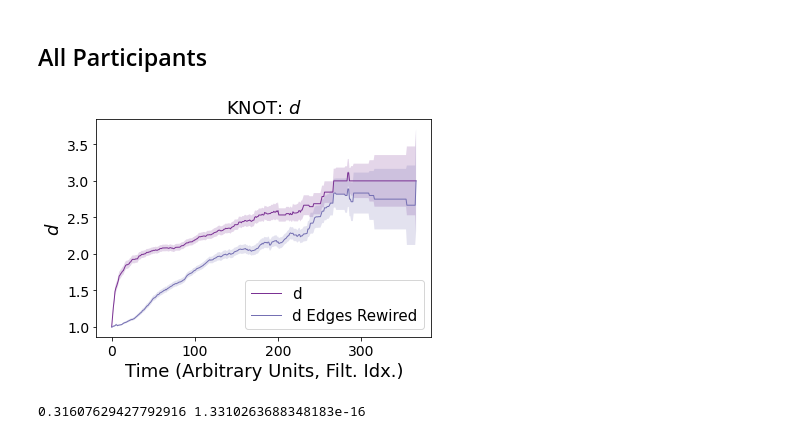
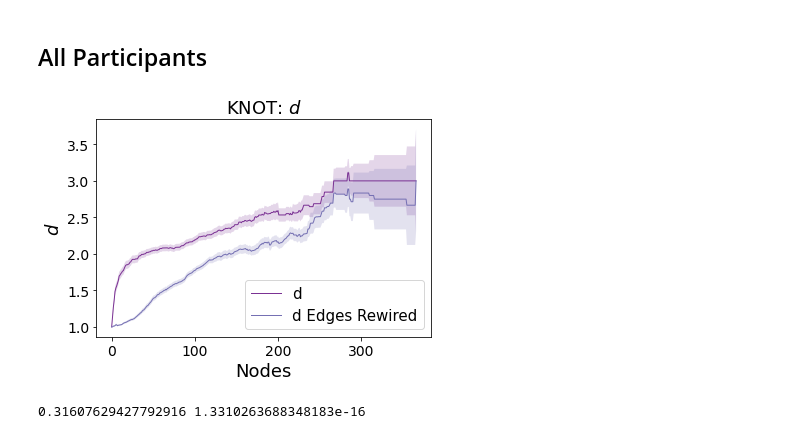
Before and after one commit to spatank/Curiosity, a Jupyter notebook: v8/mech_plotting.ipynb, the cells around one changed output. Cells and saved outputs as stored; diff of their text form; code cells hidden in the pictures.

```diff
--- a/v8/mech_plotting.ipynb
+++ b/v8/mech_plotting.ipynb
@@ -153,14 +153,14 @@ for idx, mech_file in enumerate(files):
 # %%
 x_1, mean_1 = plot_curve(all_d, curve_label = 'd', curve_color = '#7b3294')
 x_2, mean_2 = plot_curve(all_d_edge_rewired, curve_label = 'd Edges Rewired', curve_color = '#7570b3')
 # x_2, mean_2 = plot_curve(all_d_latticized, curve_label = 'd Latticized', curve_color = '#d95f02')
 plt.title('KNOT: $d$', fontsize = 18)
-plt.xlabel('Time (Arbitrary Units, Filt. Idx.)', fontsize = 18)
+plt.xlabel('Nodes', fontsize = 18)
 plt.ylabel('$d$', fontsize = 18)
 plt.legend(loc = 'lower right', fontsize = 15)
 plt.savefig('Figures/Mech/all_KNOT_d.pdf', transparent = True, bbox_inches = 'tight')
 # %% [output]
-[figure, old version]
+[figure, new version]
 # %%
 ks, p_ks = stats.ks_2samp(mean_1, mean_2, alternative = 'two-sided')
 print(ks, p_ks)
```
Also changed, not shown: parts of 28 cells of this notebook.
